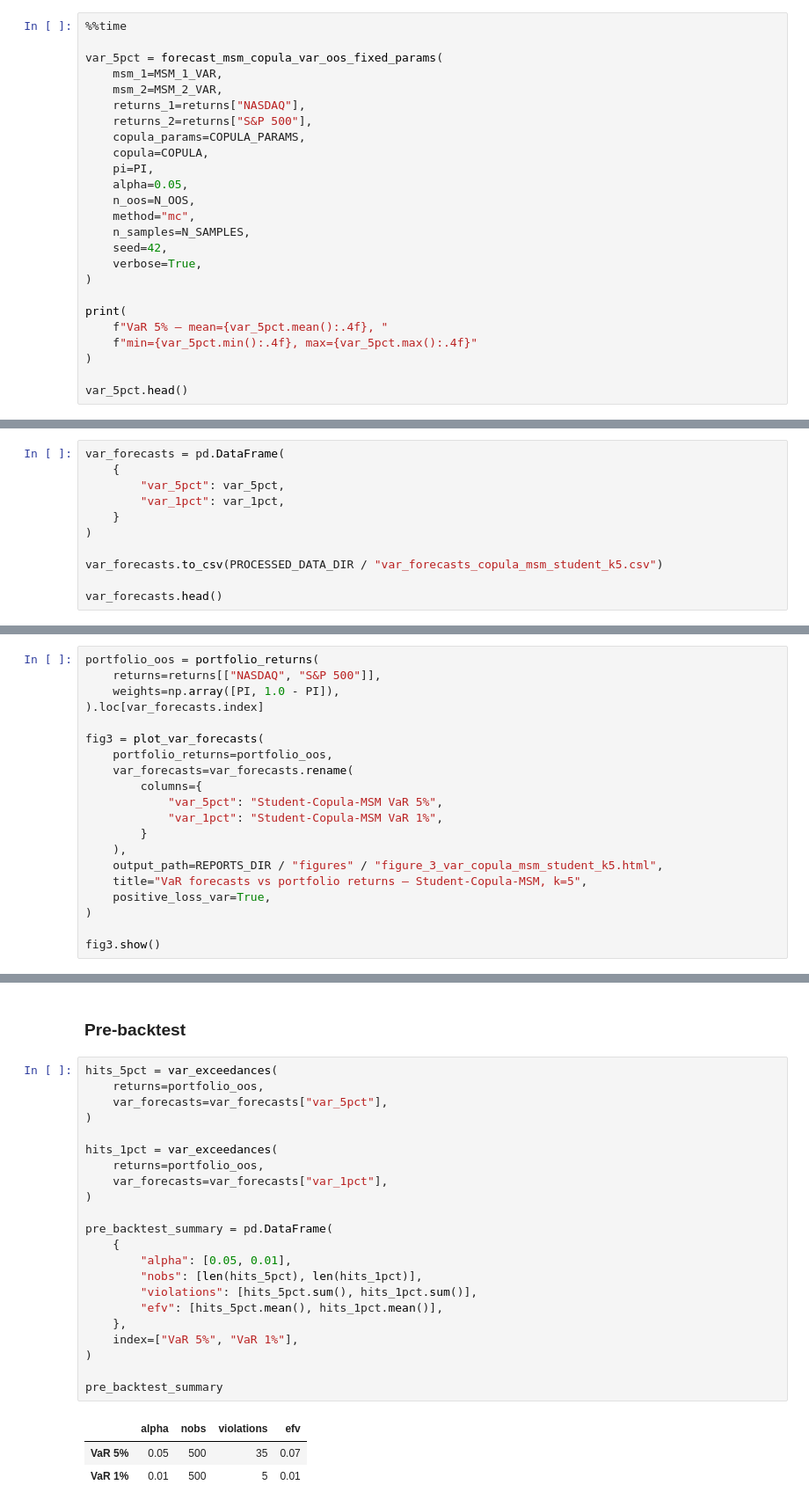
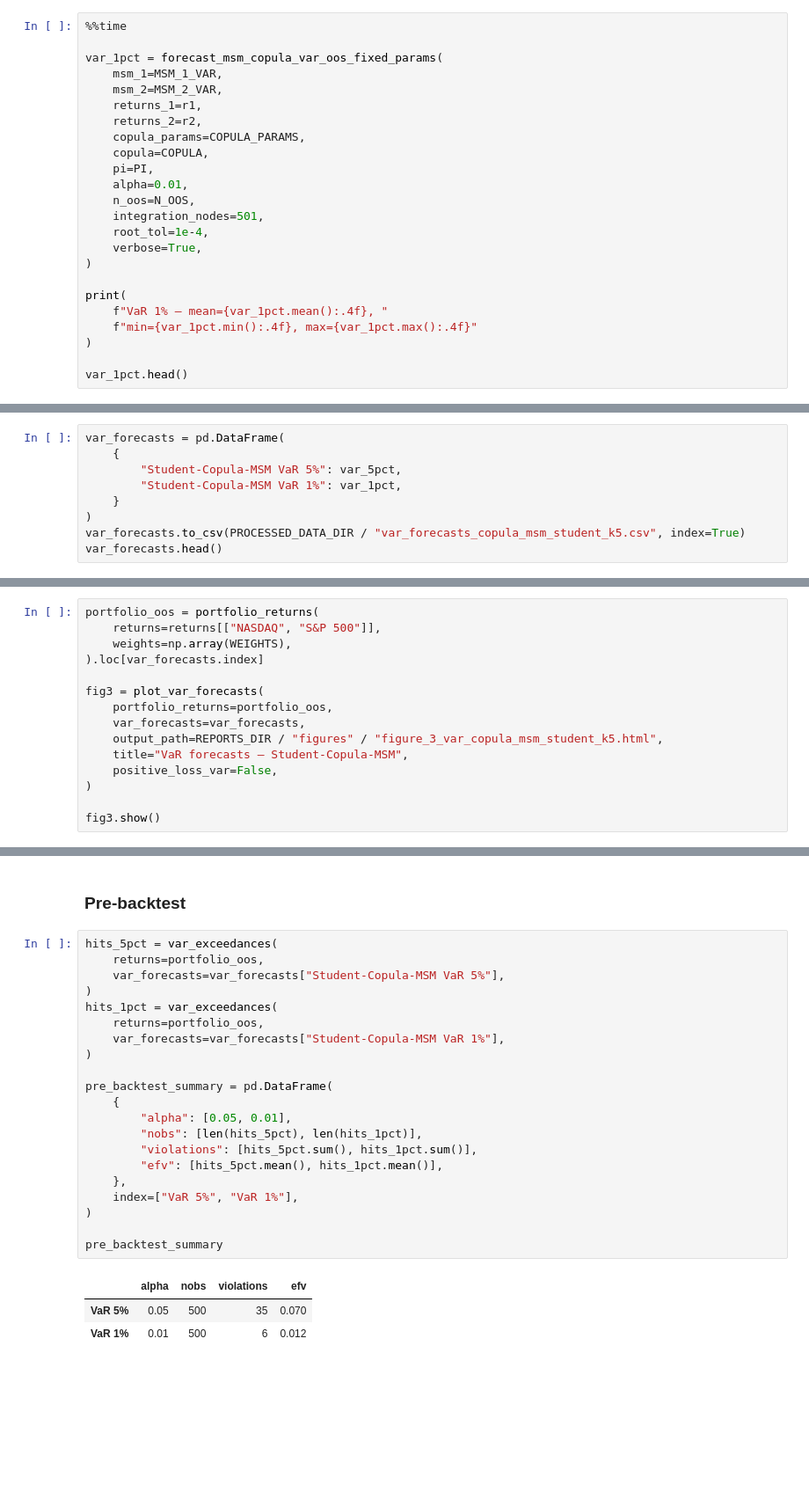
Before and after one commit to nathanli11/Forecasting_market_risk-Copula_MSM_Approach, a Jupyter notebook: notebooks/replication_workflow.ipynb, the cells around one changed output, grey strips where cells are left out. Shown at 88% size. Saved outputs shown, nothing was run; the diff lists cells and outputs as text; blank space fills up the shorter version.

```diff
--- a/notebooks/replication_workflow.ipynb
+++ b/notebooks/replication_workflow.ipynb
@@ -801,26 +996,25 @@ COPULA_PARAMS, oos_index[0], oos_index[-1]
 # %%
 %%time
 
-var_5pct = forecast_msm_copula_var_oos_fixed_params(
+var_1pct = forecast_msm_copula_var_oos_fixed_params(
     msm_1=MSM_1_VAR,
     msm_2=MSM_2_VAR,
-    returns_1=returns["NASDAQ"],
-    returns_2=returns["S&P 500"],
+    returns_1=r1,
+    returns_2=r2,
     copula_params=COPULA_PARAMS,
     copula=COPULA,
     pi=PI,
-    alpha=0.05,
+    alpha=0.01,
     n_oos=N_OOS,
-    method="mc",
-    n_samples=N_SAMPLES,
-    seed=42,
+    integration_nodes=501,
+    root_tol=1e-4,
     verbose=True,
 )
 
 print(
-    f"VaR 5% — mean={var_5pct.mean():.4f}, "
-    f"min={var_5pct.min():.4f}, max={var_5pct.max():.4f}"
+    f"VaR 1% — mean={var_1pct.mean():.4f}, "
+    f"min={var_1pct.min():.4f}, max={var_1pct.max():.4f}"
 )
 
-var_5pct.head()
+var_1pct.head()
 # %% [output]
@@ -895,12 +1141,10 @@ Name: VaR_1, dtype: float64
 # %%
 var_forecasts = pd.DataFrame(
     {
-        "var_5pct": var_5pct,
-        "var_1pct": var_1pct,
+        "Student-Copula-MSM VaR 5%": var_5pct,
+        "Student-Copula-MSM VaR 1%": var_1pct,
     }
 )
-
-var_forecasts.to_csv(PROCESSED_DATA_DIR / "var_forecasts_copula_msm_student_k5.csv")
-
+var_forecasts.to_csv(PROCESSED_DATA_DIR / "var_forecasts_copula_msm_student_k5.csv", index=True)
 var_forecasts.head()
 # %% [output]
@@ -916,20 +1160,15 @@ var_forecasts.head()
 # %%
 portfolio_oos = portfolio_returns(
     returns=returns[["NASDAQ", "S&P 500"]],
-    weights=np.array([PI, 1.0 - PI]),
+    weights=np.array(WEIGHTS),
 ).loc[var_forecasts.index]
 
 fig3 = plot_var_forecasts(
     portfolio_returns=portfolio_oos,
-    var_forecasts=var_forecasts.rename(
-        columns={
-            "var_5pct": "Student-Copula-MSM VaR 5%",
-            "var_1pct": "Student-Copula-MSM VaR 1%",
-        }
-    ),
+    var_forecasts=var_forecasts,
     output_path=REPORTS_DIR / "figures" / "figure_3_var_copula_msm_student_k5.html",
-    title="VaR forecasts vs portfolio returns — Student-Copula-MSM, k=5",
-    positive_loss_var=True,
+    title="VaR forecasts — Student-Copula-MSM",
+    positive_loss_var=False,
 )
 
 fig3.show()
@@ -938,26 +1182,25 @@ fig3.show()
 # %%
 hits_5pct = var_exceedances(
     returns=portfolio_oos,
-    var_forecasts=var_forecasts["var_5pct"],
+    var_forecasts=var_forecasts["Student-Copula-MSM VaR 5%"],
 )
-
 hits_1pct = var_exceedances(
     returns=portfolio_oos,
-    var_forecasts=var_forecasts["var_1pct"],
+    var_forecasts=var_forecasts["Student-Copula-MSM VaR 1%"],
 )
 
 pre_backtest_summary = pd.DataFrame(
     {
         "alpha": [0.05, 0.01],
         "nobs": [len(hits_5pct), len(hits_1pct)],
         "violations": [hits_5pct.sum(), hits_1pct.sum()],
         "efv": [hits_5pct.mean(), hits_1pct.mean()],
     },
     index=["VaR 5%", "VaR 1%"],
 )
 
 pre_backtest_summary
 # %% [output]
 |  | alpha | nobs | violations | efv |
-| VaR 5% | 0.05 | 500 | 35 | 0.07 |
-| VaR 1% | 0.01 | 500 | 5 | 0.01 |
+| VaR 5% | 0.05 | 500 | 35 | 0.070 |
+| VaR 1% | 0.01 | 500 | 6 | 0.012 |
```
Also changed, not shown: parts of 26 cells of this notebook, 12 other files.
